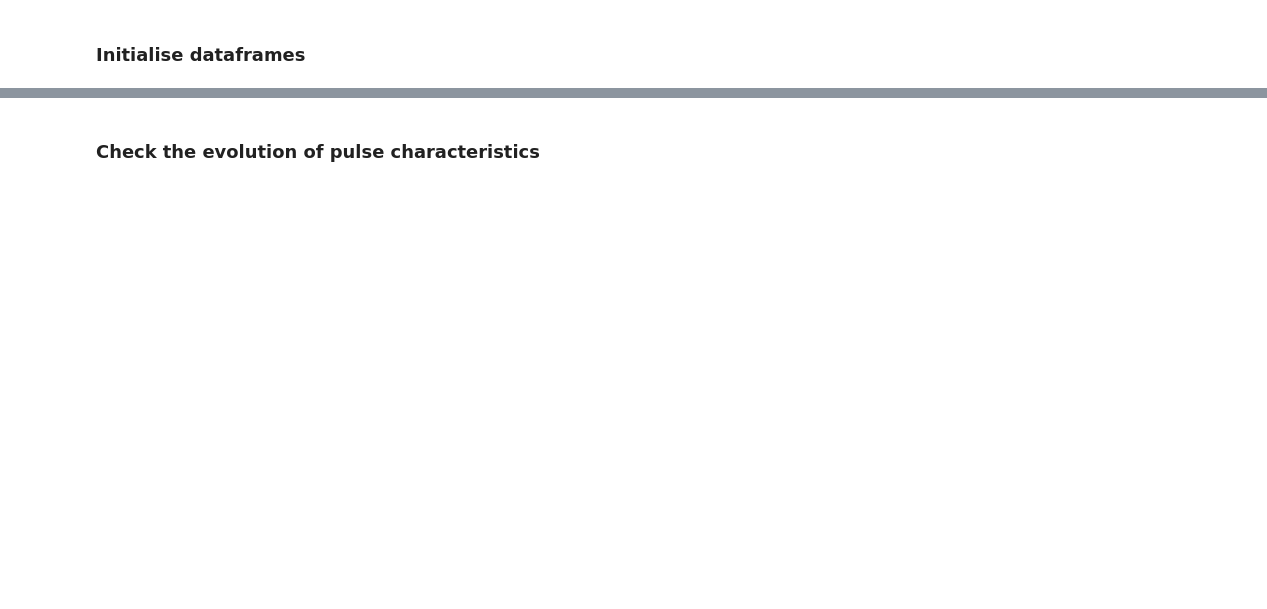
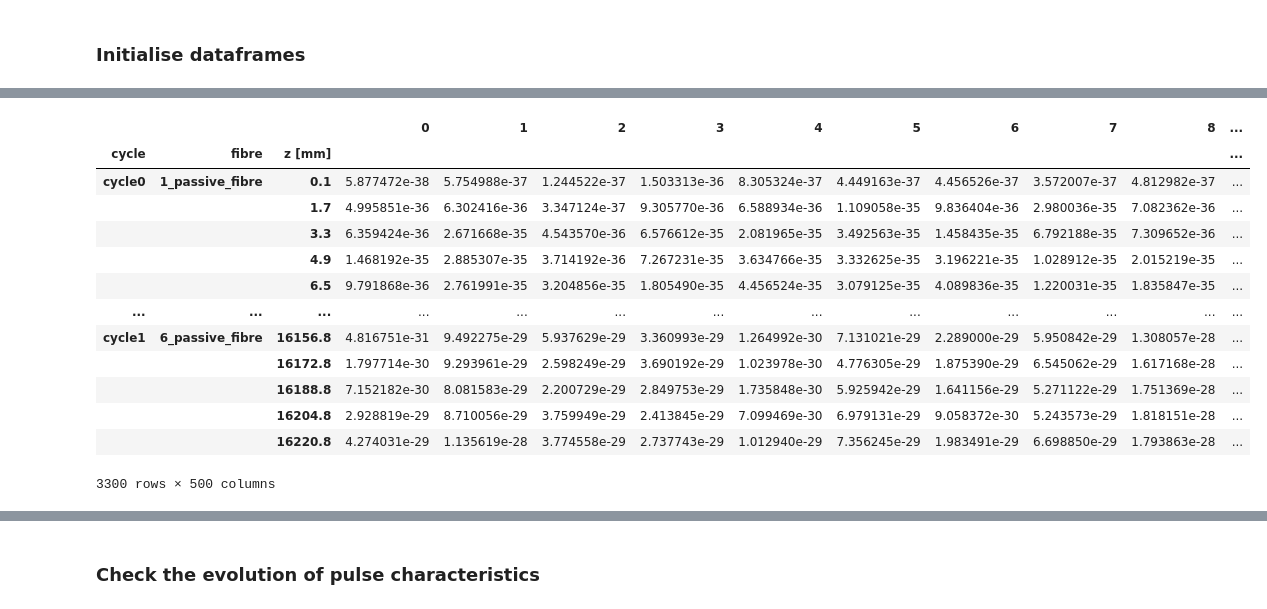
Before and after one commit to KarinaSaraeva/pyofssChanged, a Jupyter notebook: examples/notebooks/mamyshev_oscillator_cl.ipynb, the cells around one changed output, grey strips where cells are left out. Saved outputs shown, nothing was run; the diff lists cells and outputs as text; code cells hidden in the pictures; blank space fills up the shorter version.

```diff
--- a/examples/notebooks/mamyshev_oscillator_cl.ipynb
+++ b/examples/notebooks/mamyshev_oscillator_cl.ipynb
@@ -317 +318,18 @@ plotter.visualise_fields_df(sys_ocl.df_spec, get_downsampled(domain.Lambda, down
+# %%
+sys_ocl.df_spec
+# %% [output]
+|  |  |  | 0 | 1 | 2 | 3 | 4 | 5 | 6 | 7 | 8 | ... |
+| cycle | fibre | z [mm] |  |  |  |  |  |  |  |  |  | ... |
+| cycle0 | 1_passive_fibre | 0.1 | 5.877472e-38 | 5.754988e-37 | 1.244522e-37 | 1.503313e-36 | 8.305324e-37 | 4.449163e-37 | 4.456526e-37 | 3.572007e-37 | 4.812982e-37 | ... |
+|  |  | 1.7 | 4.995851e-36 | 6.302416e-36 | 3.347124e-37 | 9.305770e-36 | 6.588934e-36 | 1.109058e-35 | 9.836404e-36 | 2.980036e-35 | 7.082362e-36 | ... |
+|  |  | 3.3 | 6.359424e-36 | 2.671668e-35 | 4.543570e-36 | 6.576612e-35 | 2.081965e-35 | 3.492563e-35 | 1.458435e-35 | 6.792188e-35 | 7.309652e-36 | ... |
+|  |  | 4.9 | 1.468192e-35 | 2.885307e-35 | 3.714192e-36 | 7.267231e-35 | 3.634766e-35 | 3.332625e-35 | 3.196221e-35 | 1.028912e-35 | 2.015219e-35 | ... |
+|  |  | 6.5 | 9.791868e-36 | 2.761991e-35 | 3.204856e-35 | 1.805490e-35 | 4.456524e-35 | 3.079125e-35 | 4.089836e-35 | 1.220031e-35 | 1.835847e-35 | ... |
+| ... | ... | ... | ... | ... | ... | ... | ... | ... | ... | ... | ... | ... |
+| cycle1 | 6_passive_fibre | 16156.8 | 4.816751e-31 | 9.492275e-29 | 5.937629e-29 | 3.360993e-29 | 1.264992e-30 | 7.131021e-29 | 2.289000e-29 | 5.950842e-29 | 1.308057e-28 | ... |
+|  |  | 16172.8 | 1.797714e-30 | 9.293961e-29 | 2.598249e-29 | 3.690192e-29 | 1.023978e-30 | 4.776305e-29 | 1.875390e-29 | 6.545062e-29 | 1.617168e-28 | ... |
+|  |  | 16188.8 | 7.152182e-30 | 8.081583e-29 | 2.200729e-29 | 2.849753e-29 | 1.735848e-30 | 5.925942e-29 | 1.641156e-29 | 5.271122e-29 | 1.751369e-28 | ... |
+|  |  | 16204.8 | 2.928819e-29 | 8.710056e-29 | 3.759949e-29 | 2.413845e-29 | 7.099469e-30 | 6.979131e-29 | 9.058372e-30 | 5.243573e-29 | 1.818151e-28 | ... |
+|  |  | 16220.8 | 4.274031e-29 | 1.135619e-28 | 3.774558e-29 | 2.737743e-29 | 1.012940e-29 | 7.356245e-29 | 1.983491e-29 | 6.698850e-29 | 1.793863e-28 | ... |
+3300 rows × 500 columns
 # %%
```
Also changed, not shown: parts of 6 cells of this notebook, 3 other files.
